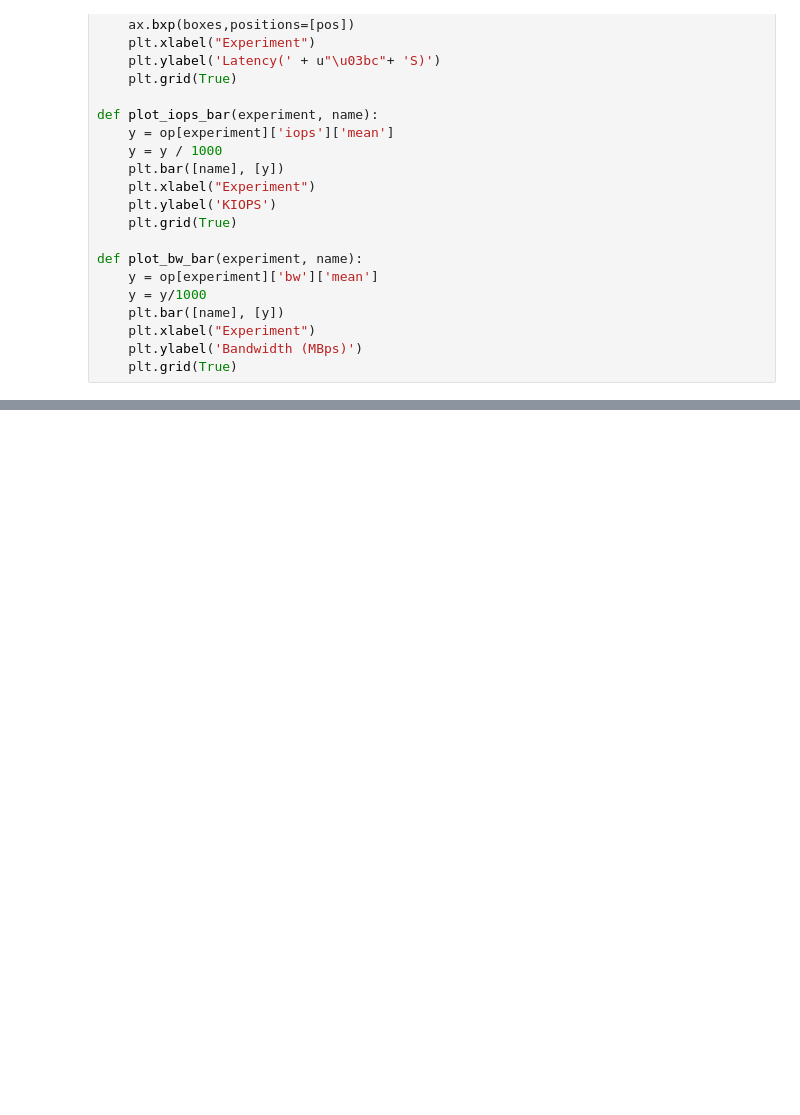
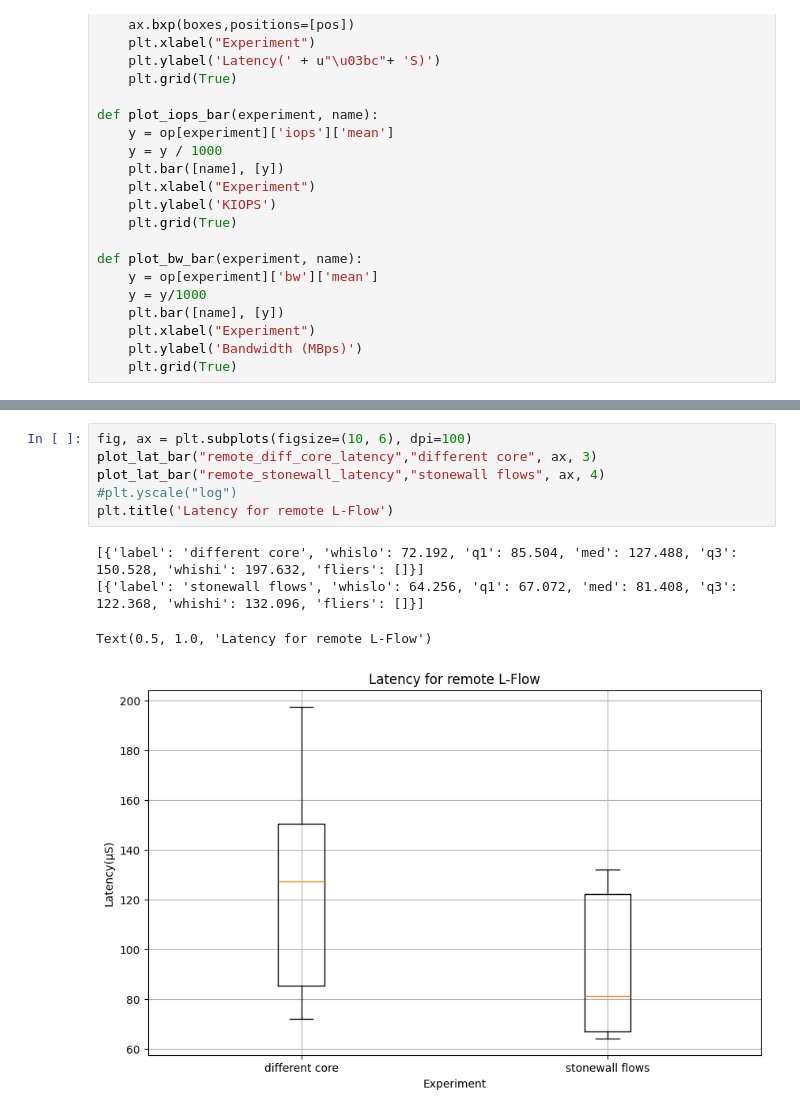
Before and after one commit to bergstartup/master-thesis, a Jupyter notebook: observations/visualizer.ipynb, the cells around one changed output, grey strips where cells are left out. Saved outputs shown, nothing was run; the diff lists cells and outputs as text; blank space fills up the shorter version.

```diff
--- a/observations/visualizer.ipynb
+++ b/observations/visualizer.ipynb
@@ -149,3 +99,14 @@ Text(0.5, 1.0, 'Latency for remote L-Flow')
+# %%
+fig, ax = plt.subplots(figsize=(10, 6), dpi=100)
+plot_lat_bar("remote_diff_core_latency","different core", ax, 3)
+plot_lat_bar("remote_stonewall_latency","stonewall flows", ax, 4)
+#plt.yscale("log")
+plt.title('Latency for remote L-Flow')
+# %% [output]
+[{'label': 'different core', 'whislo': 72.192, 'q1': 85.504, 'med': 127.488, 'q3': 150.528, 'whishi': 197.632, 'fliers': []}]
+[{'label': 'stonewall flows', 'whislo': 64.256, 'q1': 67.072, 'med': 81.408, 'q3': 122.368, 'whishi': 132.096, 'fliers': []}]
+Text(0.5, 1.0, 'Latency for remote L-Flow')
+[figure, added]
 # %%
 plt.figure(figsize=(12, 6), dpi=80)
 plot_iops_bar("local_same_core_throughput","same core")
```
Also changed, not shown: parts of 14 cells of this notebook, 30 other files.
